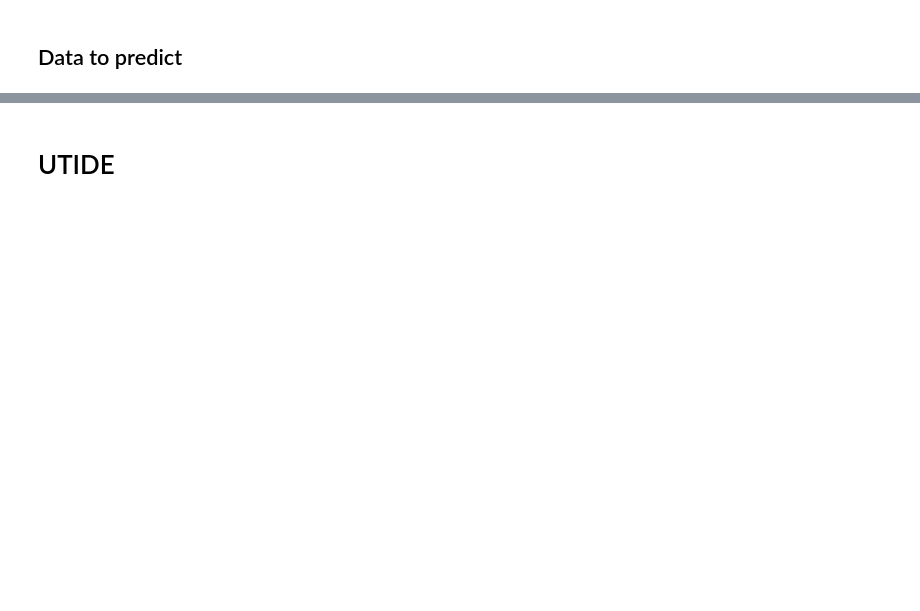
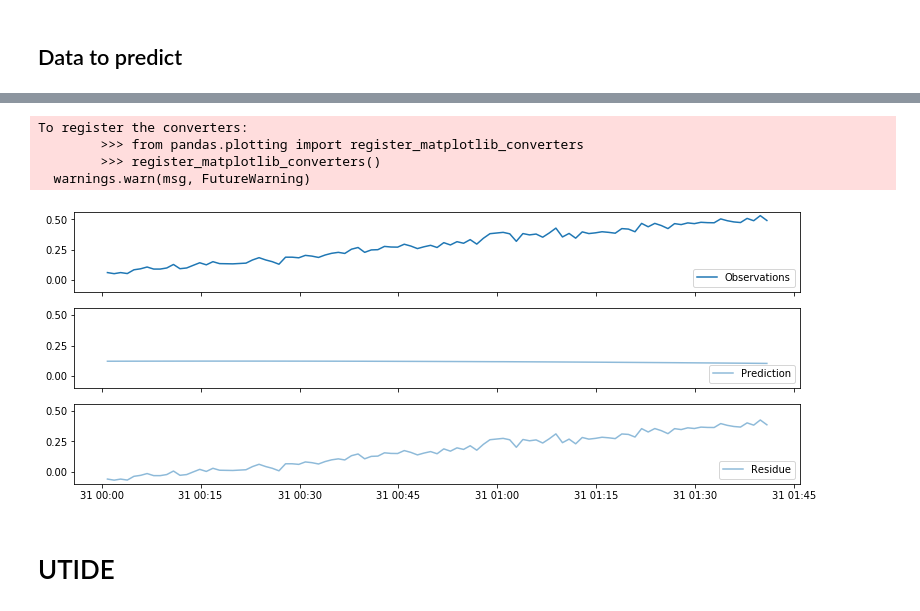
Before and after one commit to killgor/LSTM, a Jupyter notebook: T_Tides.ipynb, the cells around one changed output, grey strips where cells are left out. Saved outputs shown, nothing was run; the diff lists cells and outputs as text; code cells hidden in the pictures; blank space fills up the shorter version.

```diff
--- a/T_Tides.ipynb
+++ b/T_Tides.ipynb
@@ -131,3 +122,24 @@ plt.show();
+# %%
+dates = r.index[:100]
+obs = out.get("xin")[:100]
+xout = out.get("xout")[:100].squeeze()
+
+fig, (ax0, ax1, ax2) = plt.subplots(nrows=3, sharey=True, sharex=True, figsize=(13, 5))
+
+ax0.plot(dates, obs, label=u'Observations')
+ax0.legend(numpoints=1, loc='lower right')
+
+ax1.plot(dates, xout, alpha=0.5, label=u'Prediction')
+ax1.legend(numpoints=1, loc='lower right')
+
+ax2.plot(dates, obs- xout , alpha=0.5, label=u'Residue')
+_ = ax2.legend(numpoints=1, loc='lower right')
+# %% [output]
+To register the converters:
+        >>> from pandas.plotting import register_matplotlib_converters
+        >>> register_matplotlib_converters()
+  warnings.warn(msg, FutureWarning)
+[figure, added]
 # %% [markdown]
 
 
```
Also changed, not shown: parts of 15 cells of this notebook.
